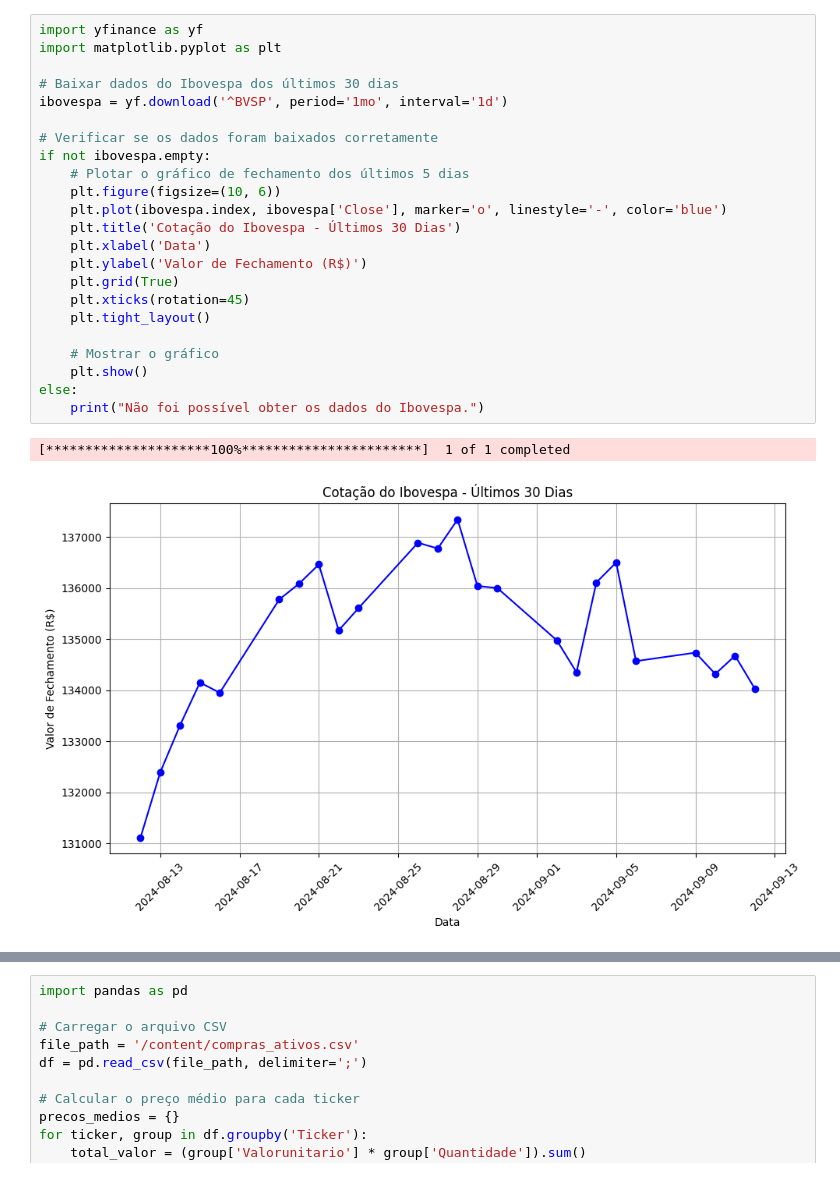
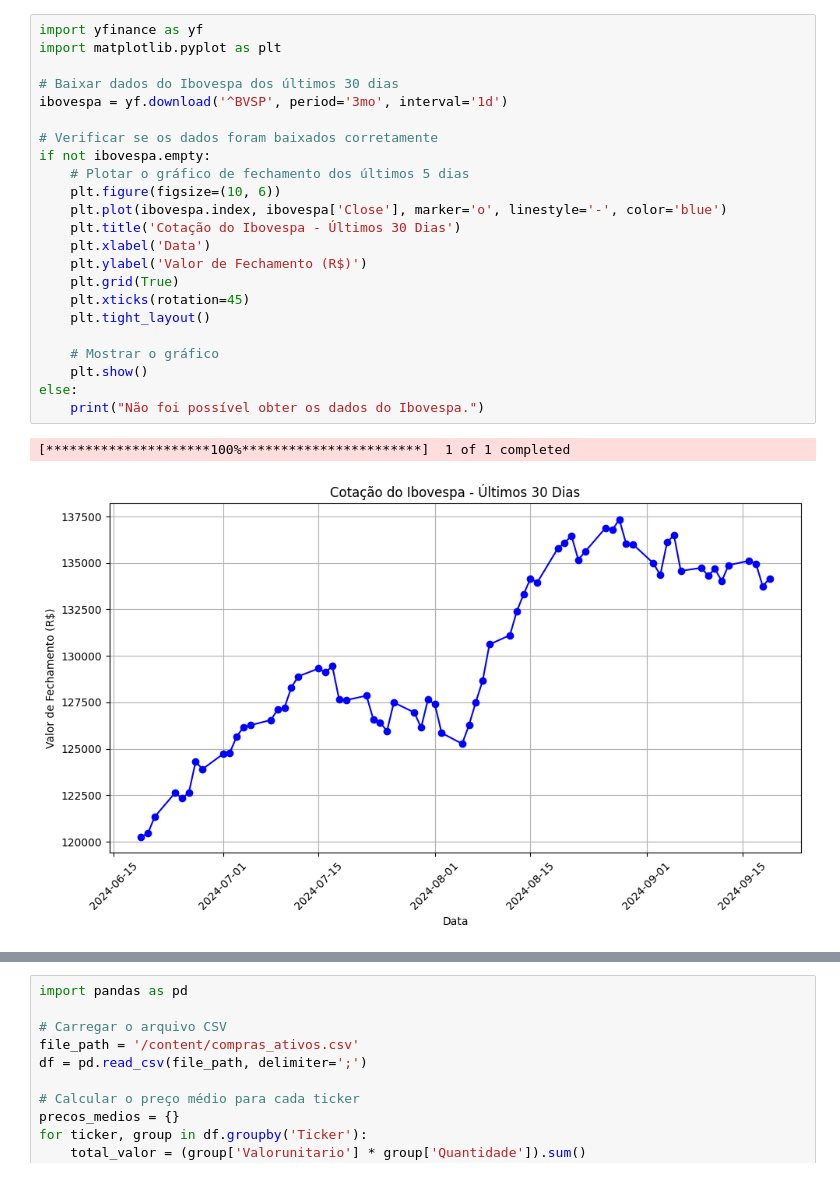
Before and after one commit to JulianotCosta/Dictionary_IA, a Jupyter notebook: Cópia_de_cotação_de_ações_e_FII.ipynb, the cells around one changed output, grey strips where cells are left out. Cells and saved outputs as stored; diff of their text form.

```diff
--- a/Cópia_de_cotação_de_ações_e_FII.ipynb
+++ b/Cópia_de_cotação_de_ações_e_FII.ipynb
@@ -23,29 +23,29 @@ Requirement already satisfied: certifi>=2017.4.17 in /usr/local/lib/python3.10/d
 # %%
 import yfinance as yf
 import matplotlib.pyplot as plt
 
 # Baixar dados do Ibovespa dos últimos 30 dias
-ibovespa = yf.download('^BVSP', period='1mo', interval='1d')
+ibovespa = yf.download('^BVSP', period='3mo', interval='1d')
 
 # Verificar se os dados foram baixados corretamente
 if not ibovespa.empty:
     # Plotar o gráfico de fechamento dos últimos 5 dias
     plt.figure(figsize=(10, 6))
     plt.plot(ibovespa.index, ibovespa['Close'], marker='o', linestyle='-', color='blue')
     plt.title('Cotação do Ibovespa - Últimos 30 Dias')
     plt.xlabel('Data')
     plt.ylabel('Valor de Fechamento (R$)')
     plt.grid(True)
     plt.xticks(rotation=45)
     plt.tight_layout()
 
     # Mostrar o gráfico
     plt.show()
 else:
     print("Não foi possível obter os dados do Ibovespa.")
 # %% [output]
 [*********************100%***********************]  1 of 1 completed
-[figure, old version]
+[figure, new version]
 # %%
 import yfinance as yf
 import matplotlib.pyplot as plt
```
Also changed, not shown: parts of 11 cells of this notebook.
